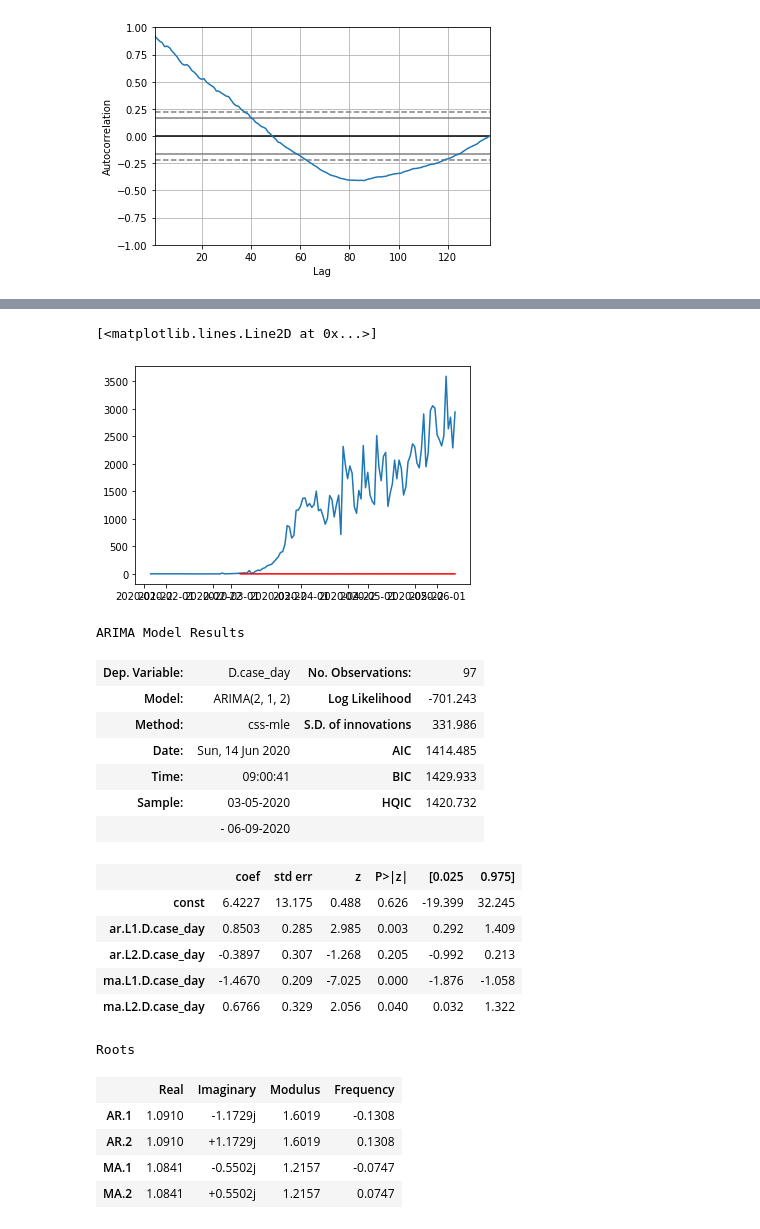
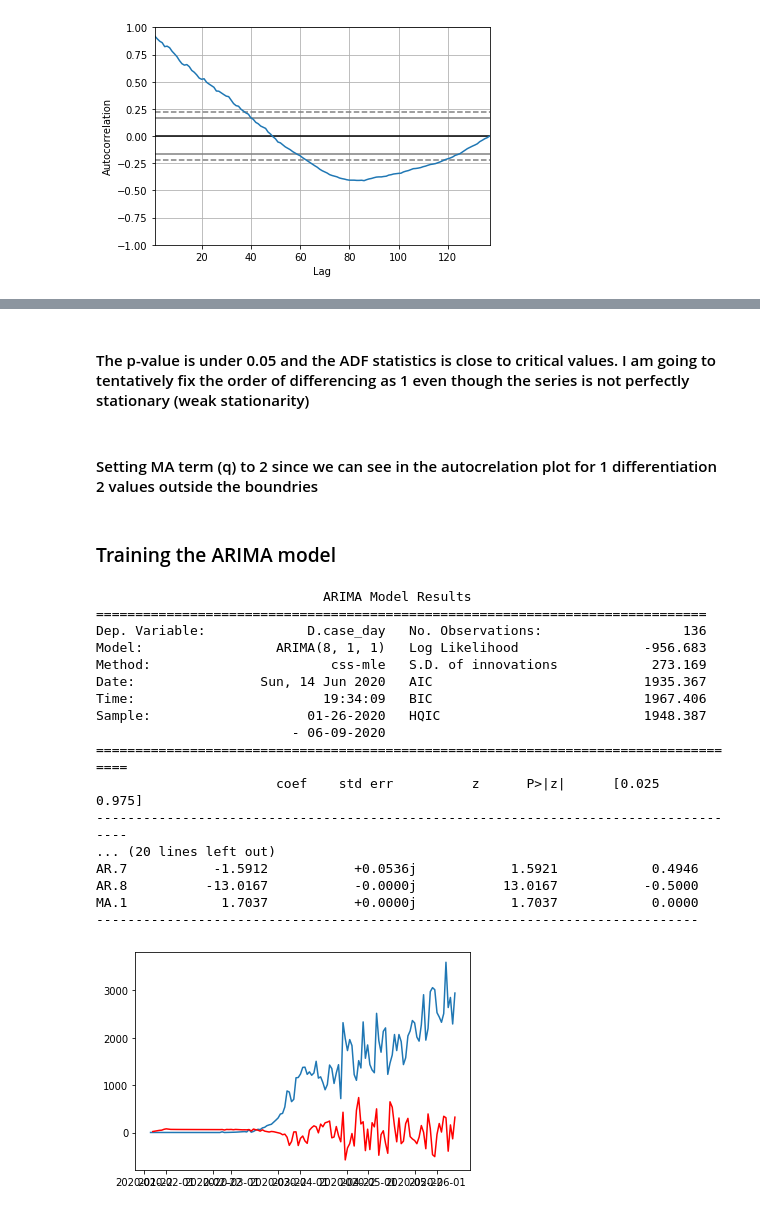
Before and after one commit to menlodoug/Final_Project, a Jupyter notebook: arima_cases_prediction.ipynb, the cells around one changed output, grey strips where cells are left out. Drawn from its saved outputs; the diff is of its cells as text; code cells hidden in the pictures.

```diff
--- a/arima_cases_prediction.ipynb
+++ b/arima_cases_prediction.ipynb
@@ -153,32 +130,31 @@ Critical Values:
+# %% [markdown]
+#### The p-value is under 0.05 and the ADF statistics is close to critical values. I am going to tentatively fix the order of differencing as 1 even though the series is not perfectly stationary (weak stationarity)
+# %% [markdown]
+#### Setting MA term (q) to 2 since we can see in the autocrelation plot for 1 differentiation 2 values outside the boundries
+# %% [markdown]
+### Training the ARIMA model
 # %%
-# Auto Correlation Function (ACF) to determine the optimal number of MA terms
-model = ARIMA(cases_minus_mean, order=(2,1,2))
-results = model.fit(disp=-1)
+model = ARIMA(cases, order=(8,1,1))
+model_fit = model.fit(disp=0)
 pyplot.plot(cases)
-pyplot.plot(results.fittedvalues, color='red')
+pyplot.plot(model_fit.fittedvalues, color='red')
+print(model_fit.summary())
 # %% [output]
-[<matplotlib.lines.Line2D at 0x...>]
+                             ARIMA Model Results
+==============================================================================
+Dep. Variable:             D.case_day   No. Observations:                  136
+Model:                 ARIMA(8, 1, 1)   Log Likelihood                -956.683
+Method:                       css-mle   S.D. of innovations            273.169
+Date:                Sun, 14 Jun 2020   AIC                           1935.367
+Time:                        19:34:09   BIC                           1967.406
+Sample:                    01-26-2020   HQIC                          1948.387
+                         - 06-09-2020
+====================================================================================
+                       coef    std err          z      P>|z|      [0.025      0.975]
+------------------------------------------------------------------------------------
+... (20 lines left out)
+AR.7           -1.5912           +0.0536j            1.5921            0.4946
+AR.8          -13.0167           -0.0000j           13.0167           -0.5000
+MA.1            1.7037           +0.0000j            1.7037            0.0000
+-----------------------------------------------------------------------------
-[figure, old version]
+[figure, new version]
-# %%
-results.summary()
-# %% [output]
-ARIMA Model Results
-| Dep. Variable: | D.case_day | No. Observations: | 97 |
-| Model: | ARIMA(2, 1, 2) | Log Likelihood | -701.243 |
-| Method: | css-mle | S.D. of innovations | 331.986 |
-| Date: | Sun, 14 Jun 2020 | AIC | 1414.485 |
-| Time: | 09:00:41 | BIC | 1429.933 |
-| Sample: | 03-05-2020 | HQIC | 1420.732 |
-|  | - 06-09-2020 |  |  |
-|  | coef | std err | z | P>|z| | [0.025 | 0.975] |
-| const | 6.4227 | 13.175 | 0.488 | 0.626 | -19.399 | 32.245 |
-| ar.L1.D.case_day | 0.8503 | 0.285 | 2.985 | 0.003 | 0.292 | 1.409 |
-| ar.L2.D.case_day | -0.3897 | 0.307 | -1.268 | 0.205 | -0.992 | 0.213 |
-| ma.L1.D.case_day | -1.4670 | 0.209 | -7.025 | 0.000 | -1.876 | -1.058 |
-| ma.L2.D.case_day | 0.6766 | 0.329 | 2.056 | 0.040 | 0.032 | 1.322 |
-Roots
-|  | Real | Imaginary | Modulus | Frequency |
-| AR.1 | 1.0910 | -1.1729j | 1.6019 | -0.1308 |
-| AR.2 | 1.0910 | +1.1729j | 1.6019 | 0.1308 |
-| MA.1 | 1.0841 | -0.5502j | 1.2157 | -0.0747 |
-| MA.2 | 1.0841 | +0.5502j | 1.2157 | 0.0747 |
```
Also changed, not shown: parts of 33 cells of this notebook, 1 other file.
